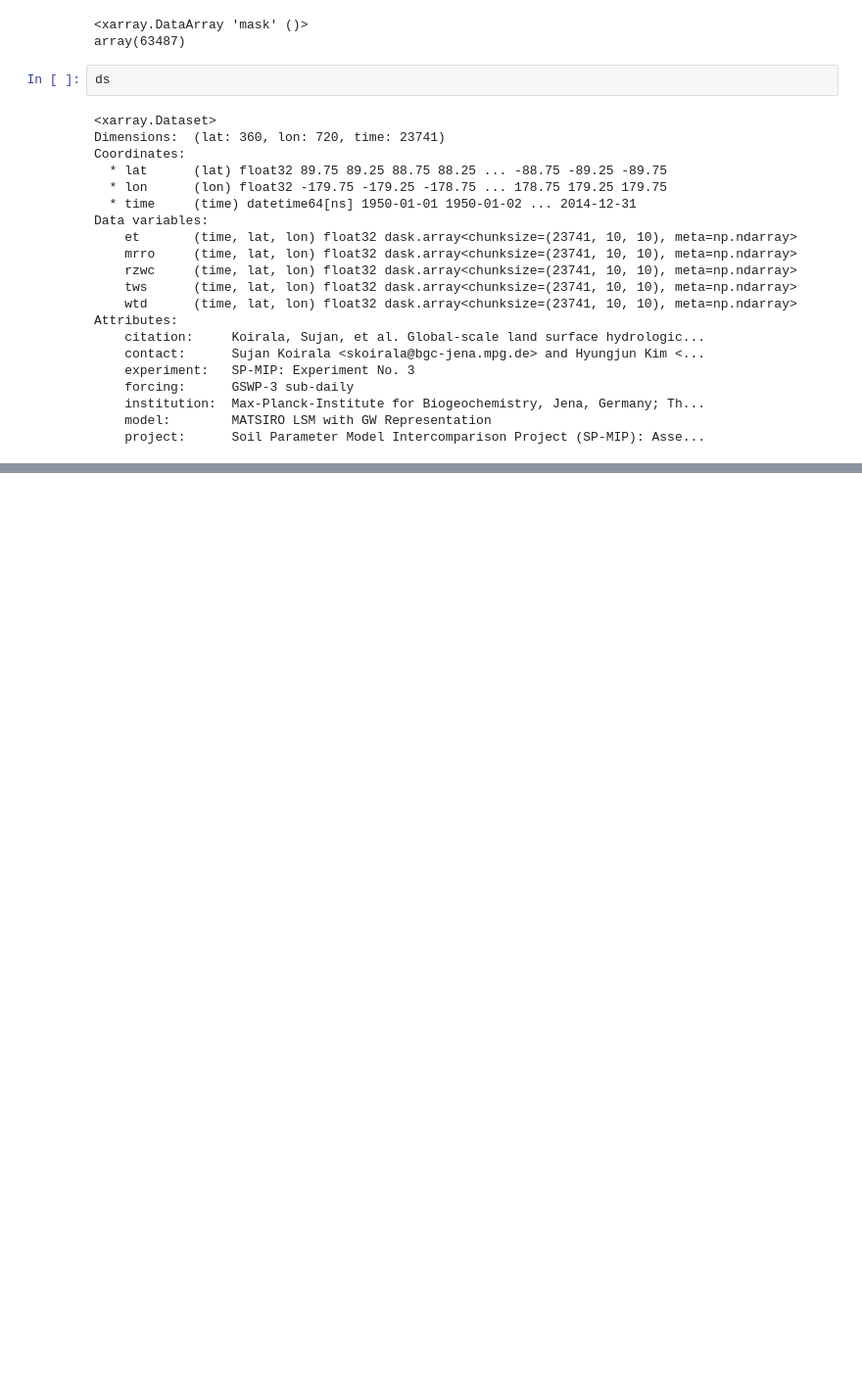
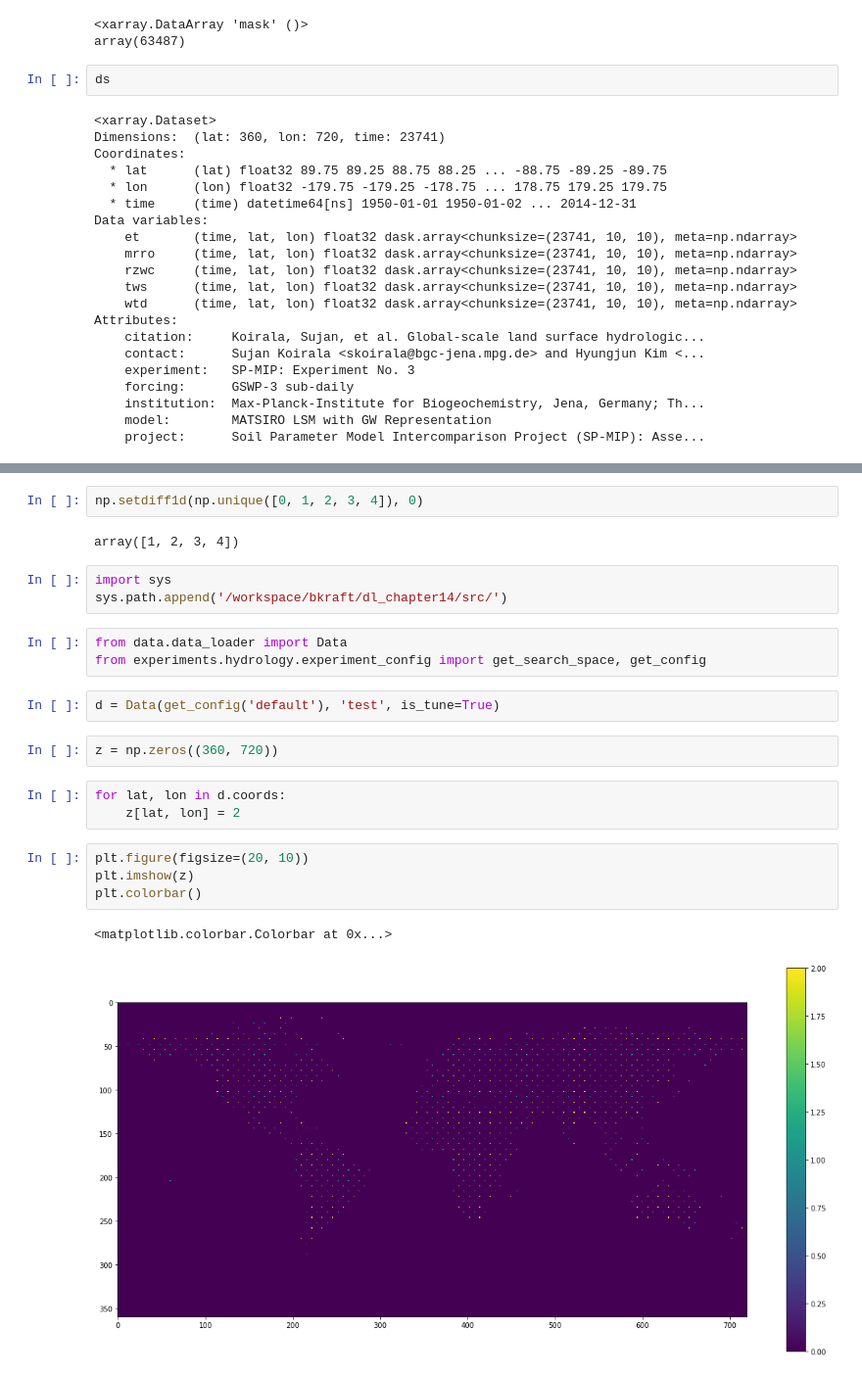
Before and after one commit to bask0/dl4es_ch18, a Jupyter notebook: src/notebooks/Untitled.ipynb, the cells around one changed output, grey strips where cells are left out. Shown: that part at 98% size. Drawn from its saved outputs; the diff is of its cells as text; blank space fills up the shorter version.

Commit message:
Changed CV sceme, separate HP tune, CV nd inference function (tbc).

```diff
--- a/src/notebooks/Untitled.ipynb
+++ b/src/notebooks/Untitled.ipynb
@@ -261,0 +341,24 @@ Attributes:
+# %%
+np.setdiff1d(np.unique([0, 1, 2, 3, 4]), 0)
+# %% [output]
+array([1, 2, 3, 4])
+# %%
+import sys
+sys.path.append('/workspace/bkraft/dl_chapter14/src/')
+# %%
+from data.data_loader import Data
+from experiments.hydrology.experiment_config import get_search_space, get_config
+# %%
+d = Data(get_config('default'), 'test', is_tune=True)
+# %%
+z = np.zeros((360, 720))
+# %%
+for lat, lon in d.coords:
+    z[lat, lon] = 2
+# %%
+plt.figure(figsize=(20, 10))
+plt.imshow(z)
+plt.colorbar()
+# %% [output]
+<matplotlib.colorbar.Colorbar at 0x...>
+[figure, added]
```
Also changed, not shown: parts of 21 cells of this notebook, 17 other files.
